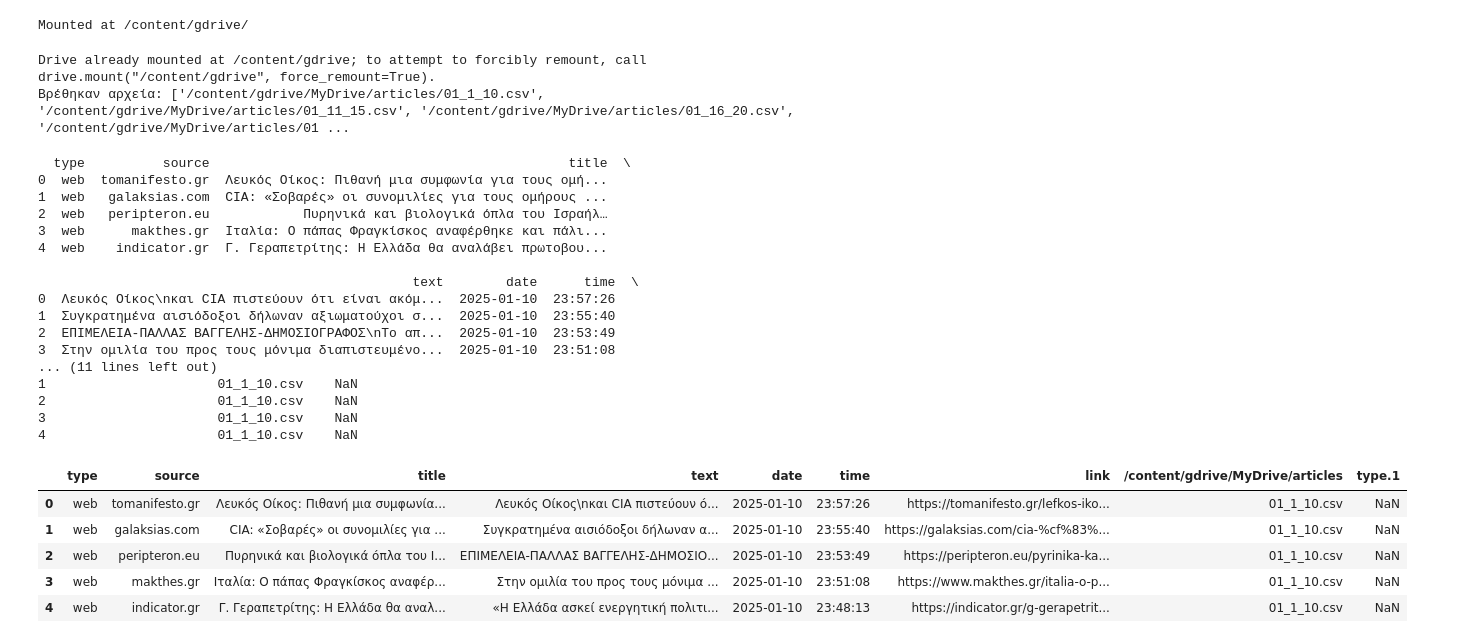
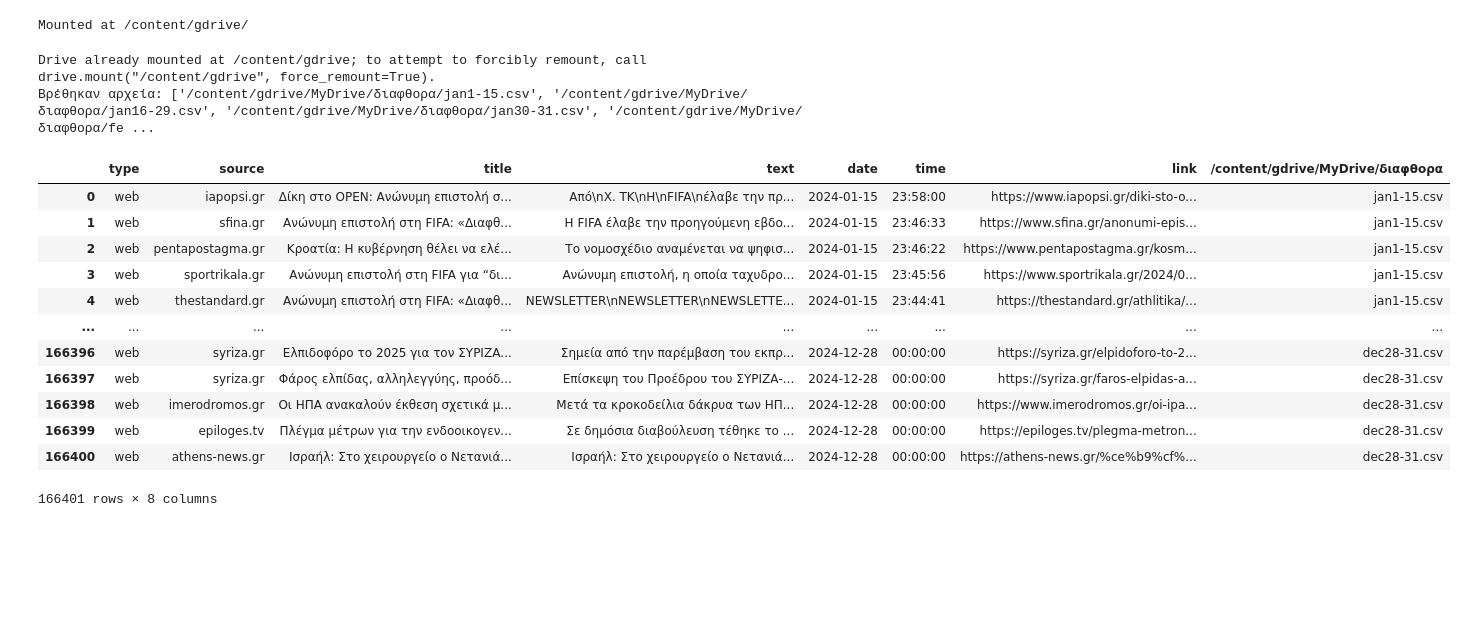
Before and after one commit to vasill23/classwork1_vasilikizafeiropoulou, a Jupyter notebook: cleaning.ipynb, the cells around one changed output. Cells and saved outputs as stored; diff of their text form; code cells hidden in the pictures; blank space fills up the shorter version.

```diff
--- a/cleaning.ipynb
+++ b/cleaning.ipynb
@@ -16,57 +16,40 @@ import pandas as pd
 import os
 from glob import glob
 
-articles = '/content/gdrive/MyDrive/articles'  # <-- άλλαξε αυτό
+articles = '/content/gdrive/MyDrive/διαφθορα'  # <-- άλλαξε αυτό
 
 csv_files = glob(os.path.join(articles, '*.csv'))
 
 print("Βρέθηκαν αρχεία:", csv_files)
 # %% [output]
 Drive already mounted at /content/gdrive; to attempt to forcibly remount, call drive.mount("/content/gdrive", force_remount=True).
-Βρέθηκαν αρχεία: ['/content/gdrive/MyDrive/articles/01_1_10.csv', '/content/gdrive/MyDrive/articles/01_11_15.csv', '/content/gdrive/MyDrive/articles/01_16_20.csv', '/content/gdrive/MyDrive/articles/01 ...
+Βρέθηκαν αρχεία: ['/content/gdrive/MyDrive/διαφθορα/jan1-15.csv', '/content/gdrive/MyDrive/διαφθορα/jan16-29.csv', '/content/gdrive/MyDrive/διαφθορα/jan30-31.csv', '/content/gdrive/MyDrive/διαφθορα/fe ...
 # %%
 df_main = pd.DataFrame()
 
 for file in csv_files:
     try:
         df_temp = pd.read_csv(file,delimiter=';', on_bad_lines='skip')  # Αν έχει προβληματικές γραμμές, θα τις αγνοήσει
-        df_temp['/content/gdrive/MyDrive/articles'] = os.path.basename(file)   # Προσθήκη στήλης με όνομα αρχείου (προαιρετικό αλλά χρήσιμο)
+        df_temp['/content/gdrive/MyDrive/διαφθορα'] = os.path.basename(file)   # Προσθήκη στήλης με όνομα αρχείου (προαιρετικό αλλά χρήσιμο)
         df_main = pd.concat([df_main, df_temp], ignore_index=True)
     except Exception as e:
         print(f"Πρόβλημα στο αρχείο {file}: {e}")
-
-# Δες τα πρώτα δεδομένα
-print(df_main.head())
-
-# Προαιρετικά: αποθήκευσέ το σε νέο CSV
-df_main.to_csv('/content/gdrive/MyDrive/articles/all_articles_combined.csv', index=False)
-# %% [output]
-  type          source                                              title  \
-0  web  tomanifesto.gr  Λευκός Οίκος: Πιθανή μια συμφωνία για τους ομή...
-1  web   galaksias.com  CIA: «Σοβαρές» οι συνομιλίες για τους ομήρους ...
-2  web   peripteron.eu            Πυρηνικά και βιολογικά όπλα του Ισραήλ…
-3  web      makthes.gr  Ιταλία: Ο πάπας Φραγκίσκος αναφέρθηκε και πάλι...
-4  web    indicator.gr  Γ. Γεραπετρίτης: Η Ελλάδα θα αναλάβει πρωτοβου...
-
-                                                text        date      time  \
-0  Λευκός Οίκος\nκαι CIA πιστεύουν ότι είναι ακόμ...  2025-01-10  23:57:26
-1  Συγκρατημένα αισιόδοξοι δήλωναν αξιωματούχοι σ...  2025-01-10  23:55:40
-2  ΕΠΙΜΕΛΕΙΑ-ΠΑΛΛΑΣ ΒΑΓΓΕΛΗΣ-ΔΗΜΟΣΙΟΓΡΑΦΟΣ\nΤο απ...  2025-01-10  23:53:49
-3  Στην ομιλία του προς τους μόνιμα διαπιστευμένο...  2025-01-10  23:51:08
-... (11 lines left out)
-1                      01_1_10.csv    NaN
-2                      01_1_10.csv    NaN
-3                      01_1_10.csv    NaN
-4                      01_1_10.csv    NaN
 # %%
-df_main.head()
+df_main
 # %% [output]
-|  | type | source | title | text | date | time | link | /content/gdrive/MyDrive/articles | type.1 |
-| 0 | web | tomanifesto.gr | Λευκός Οίκος: Πιθανή μια συμφωνία... | Λευκός Οίκος\nκαι CIA πιστεύουν ό... | 2025-01-10 | 23:57:26 | https://tomanifesto.gr/lefkos-iko... | 01_1_10.csv | NaN |
-| 1 | web | galaksias.com | CIA: «Σοβαρές» οι συνομιλίες για ... | Συγκρατημένα αισιόδοξοι δήλωναν α... | 2025-01-10 | 23:55:40 | https://galaksias.com/cia-%cf%83%... | 01_1_10.csv | NaN |
-| 2 | web | peripteron.eu | Πυρηνικά και βιολογικά όπλα του Ι... | ΕΠΙΜΕΛΕΙΑ-ΠΑΛΛΑΣ ΒΑΓΓΕΛΗΣ-ΔΗΜΟΣΙΟ... | 2025-01-10 | 23:53:49 | https://peripteron.eu/pyrinika-ka... | 01_1_10.csv | NaN |
-| 3 | web | makthes.gr | Ιταλία: Ο πάπας Φραγκίσκος αναφέρ... | Στην ομιλία του προς τους μόνιμα ... | 2025-01-10 | 23:51:08 | https://www.makthes.gr/italia-o-p... | 01_1_10.csv | NaN |
-| 4 | web | indicator.gr | Γ. Γεραπετρίτης: Η Ελλάδα θα αναλ... | «Η Ελλάδα ασκεί ενεργητική πολιτι... | 2025-01-10 | 23:48:13 | https://indicator.gr/g-gerapetrit... | 01_1_10.csv | NaN |
+|  | type | source | title | text | date | time | link | /content/gdrive/MyDrive/διαφθορα |
+| 0 | web | iapopsi.gr | Δίκη στο ΟΡΕΝ: Ανώνυμη επιστολή σ... | Από\nΧ. ΤΚ\nΗ\nFIFA\nέλαβε την πρ... | 2024-01-15 | 23:58:00 | https://www.iapopsi.gr/diki-sto-o... | jan1-15.csv |
+| 1 | web | sfina.gr | Ανώνυμη επιστολή στη FIFA: «Διαφθ... | Η FIFA έλαβε την προηγούμενη εβδο... | 2024-01-15 | 23:46:33 | https://www.sfina.gr/anonumi-epis... | jan1-15.csv |
+| 2 | web | pentapostagma.gr | Κροατία: Η κυβέρνηση θέλει να ελέ... | Το νομοσχέδιο αναμένεται να ψηφισ... | 2024-01-15 | 23:46:22 | https://www.pentapostagma.gr/kosm... | jan1-15.csv |
+| 3 | web | sportrikala.gr | Ανώνυμη επιστολή στη FIFA για “δι... | Ανώνυμη επιστολή, η οποία ταχυδρο... | 2024-01-15 | 23:45:56 | https://www.sportrikala.gr/2024/0... | jan1-15.csv |
+| 4 | web | thestandard.gr | Ανώνυμη επιστολή στη FIFA: «Διαφθ... | NEWSLETTER\nNEWSLETTER\nNEWSLETTE... | 2024-01-15 | 23:44:41 | https://thestandard.gr/athlitika/... | jan1-15.csv |
+| ... | ... | ... | ... | ... | ... | ... | ... | ... |
+| 166396 | web | syriza.gr | Ελπιδοφόρο το 2025 για τον ΣΥΡΙΖΑ... | Σημεία από την παρέμβαση του εκπρ... | 2024-12-28 | 00:00:00 | https://syriza.gr/elpidoforo-to-2... | dec28-31.csv |
+| 166397 | web | syriza.gr | Φάρος ελπίδας, αλληλεγγύης, προόδ... | Επίσκεψη του Προέδρου του ΣΥΡΙΖΑ-... | 2024-12-28 | 00:00:00 | https://syriza.gr/faros-elpidas-a... | dec28-31.csv |
+| 166398 | web | imerodromos.gr | Οι ΗΠΑ ανακαλούν έκθεση σχετικά μ... | Μετά τα κροκοδείλια δάκρυα των ΗΠ... | 2024-12-28 | 00:00:00 | https://www.imerodromos.gr/oi-ipa... | dec28-31.csv |
+| 166399 | web | epiloges.tv | Πλέγμα μέτρων για την ενδοοικογεν... | Σε δημόσια διαβούλευση τέθηκε το ... | 2024-12-28 | 00:00:00 | https://epiloges.tv/plegma-metron... | dec28-31.csv |
+| 166400 | web | athens-news.gr | Ισραήλ: Στο χειρουργείο ο Νετανιά... | Ισραήλ: Στο χειρουργείο ο Νετανιά... | 2024-12-28 | 00:00:00 | https://athens-news.gr/%ce%b9%cf%... | dec28-31.csv |
+166401 rows × 8 columns
 # %%
 df_main= df_main[df_main["type"] == "web"].drop_duplicates(subset="title")
 # %%
```
Also changed, not shown: parts of 6 cells of this notebook.
